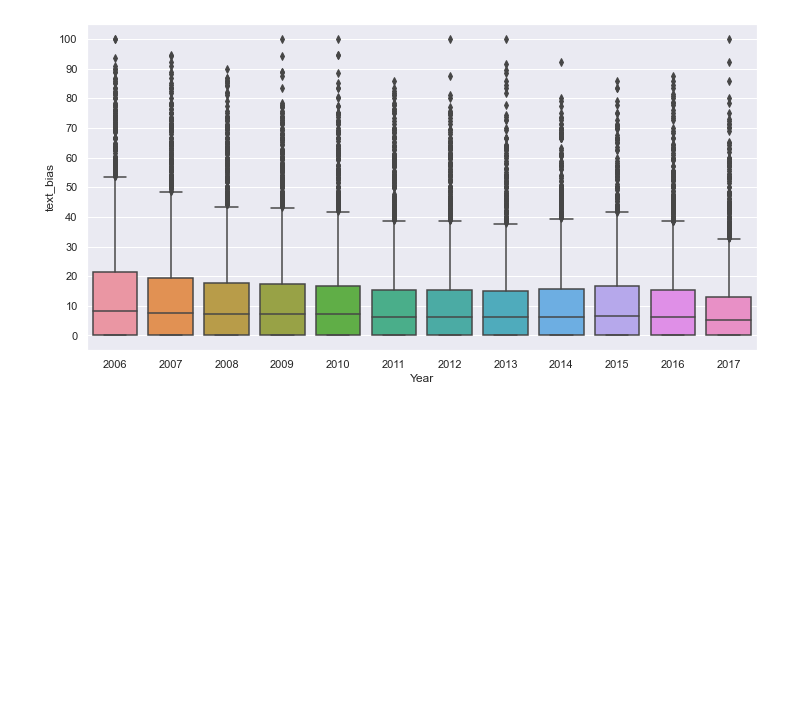
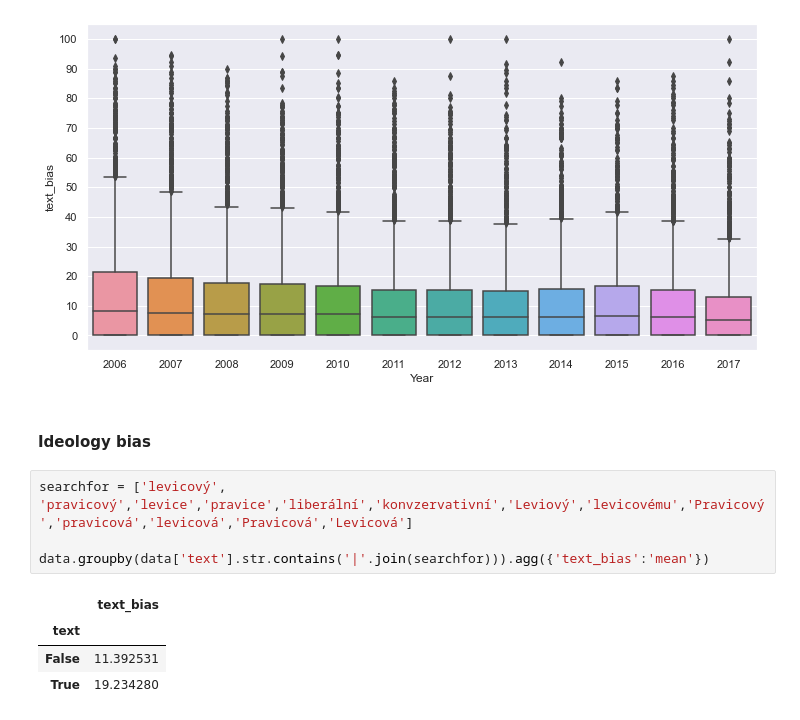
Before and after one commit to horychtom/czech-media-bias-detection, a Jupyter notebook: notebooks/media/full_pipeline/news_experiments.ipynb, the cells around one changed output. Drawn from its saved outputs; the diff is of its cells as text; blank space fills up the shorter version.

```diff
--- a/notebooks/media/full_pipeline/news_experiments.ipynb
+++ b/notebooks/media/full_pipeline/news_experiments.ipynb
@@ -253,3 +253,14 @@ sns.boxplot(x="Year", y="text_bias", data=years_sampled[years_sampled['text_bias
 # %% [output]
 <AxesSubplot:xlabel='Year', ylabel='text_bias'>
 [figure]
+# %% [markdown]
+#### Ideology bias
+# %%
+searchfor = ['levicový', 'pravicový','levice','pravice','liberální','konvzervativní','Leviový','levicovému','Pravicový','pravicová','levicová','Pravicová','Levicová']
+
+data.groupby(data['text'].str.contains('|'.join(searchfor))).agg({'text_bias':'mean'})
+# %% [output]
+|  | text_bias |
+| text |  |
+| False | 11.392531 |
+| True | 19.234280 |
```
